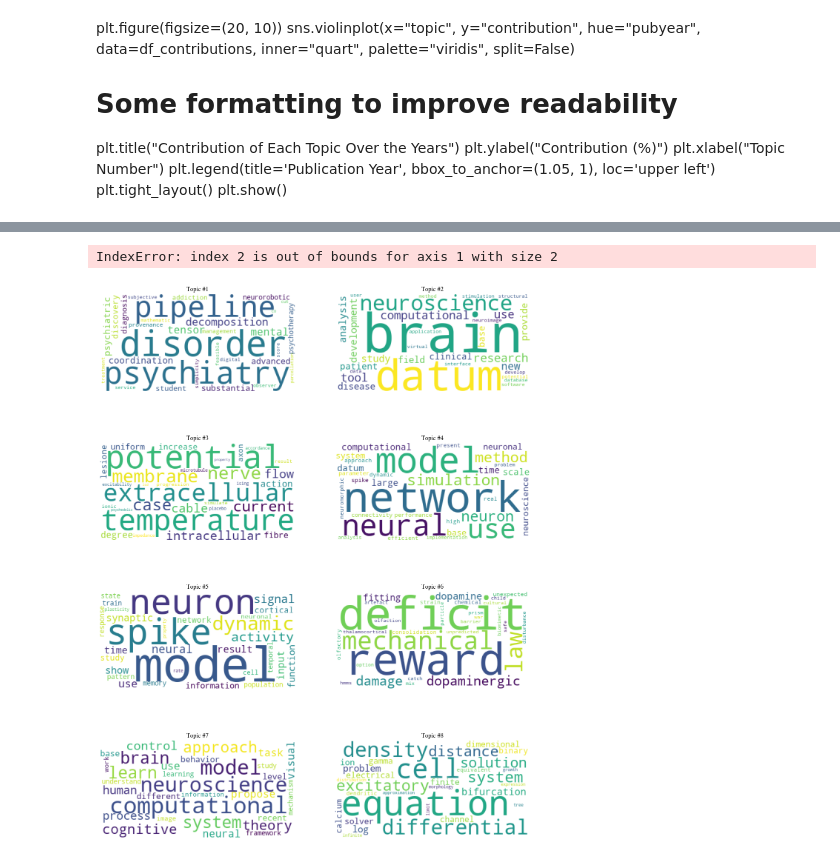
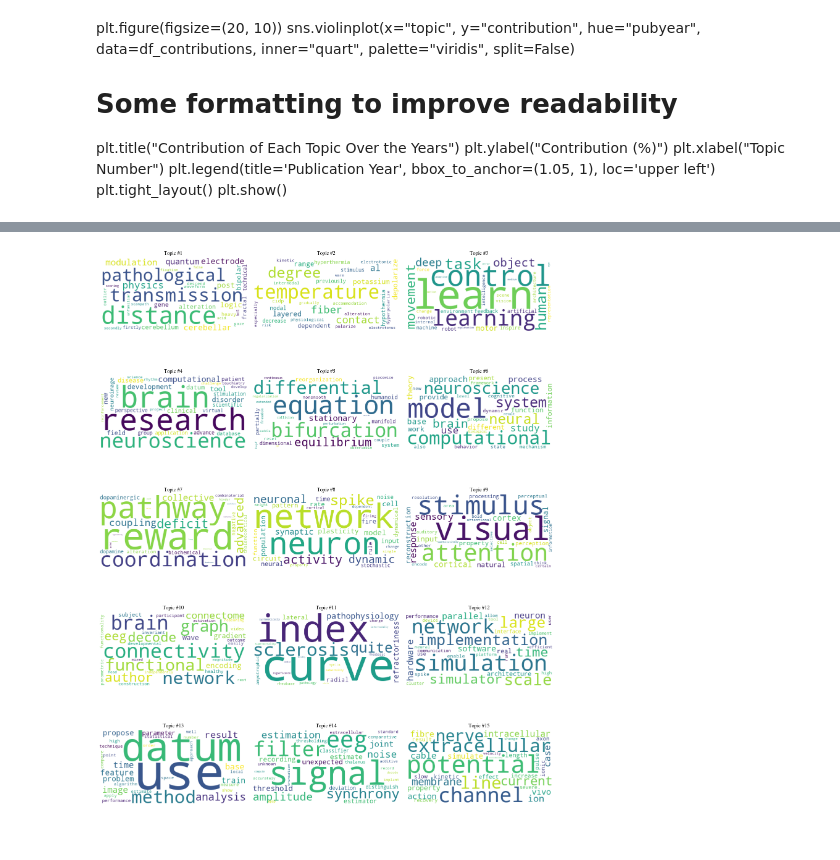
Before and after one commit to vivkow/MA_Neuro, a Jupyter notebook: LDA_topics.ipynb, the cells around one changed output, grey strips where cells are left out. Saved outputs shown, nothing was run; the diff lists cells and outputs as text; code cells hidden in the pictures.

```diff
--- a/LDA_topics.ipynb
+++ b/LDA_topics.ipynb
@@ -308,7 +313,7 @@ best_seed # 9 # 5
 **Model for num topics = 15 with seed = 9**
 # %%
 # Adjust limit after having found the best number of topics
-limit = 8+1 # best_num_topics + 1
+limit = best_num_topics + 1
 # %%
 model_list, coherence_values = compute_coherence_values_gensim_seed(id2word, corpus, lemmatized_words, limit=limit, start=2, step=1, seed=best_seed) # takes about 10 minutes
 # take care of the limit + 1 because range is exclusive!!!
@@ -630,7 +654,6 @@ for topic in range(model.num_topics):
 # %%
 n_rows = 8
 n_cols = 2
-total_plots = n_rows * n_cols
 
 fig, axes = plt.subplots(n_rows, n_cols, figsize=(20, 50), sharey=True)
 fig.tight_layout(pad=5.0)  # Add padding between subplots
@@ -650,12 +673,7 @@ for topic in range(model.num_topics):
     xticks = ax.get_xticks()
     ax.set_xticks(xticks[::n])  # show every nth tick
 
-for i in range(model.num_topics, total_plots): # Hide the remaining subplots
-    row = i // n_cols
-    col = i % n_cols
-    axes[row, col].axis('off')
-
-filename = "all_boxplots_8.png"
+filename = "all_boxplots.png"
 plt.savefig(filename, dpi=300)
 plt.show()
 #plt.close()
@@ -873,15 +910,2 @@ Topic & Title & Publication Year\\
 \hline\end{tabularx}
 \end{footnotesize}
-# %%
-main_papers_df['Dominant_Topic'] = -1  # Initialize with -1, which means no dominant topic yet
-
-# Iterate over each row in main_papers_df
-for idx, row in main_papers_df.iterrows():
-    # Retrieve the topic contributions for the current publication
-    topic_contributions = df_topic_contributions.loc[row.name]  # row.name gives the original index of the publication in the data DataFrame
-    # Identify the topic with the maximum contribution
-    dominant_topic = topic_contributions.idxmax()
-    # Store the dominant topic in the 'Dominant_Topic' column
-    main_papers_df.at[idx, 'Dominant_Topic'] = dominant_topic
-
-print(main_papers_df[['Topic', 'Dominant_Topic']])
@@ -932,5 +940,5 @@ plt.legend();
 # %%
-fig, axes = plt.subplots(nrows=8, ncols=2, figsize=(10, 20)) # adjust according to number of topics
+fig, axes = plt.subplots(nrows=5, ncols=3, figsize=(20, 10)) # adjust according to number of topics
 flat_axes = axes.flatten()
 
 for i in range(selected_num_topics): # slightly changed in comparison to NG with flattened axes
@@ -938,15 +946,6 @@ for i in range(selected_num_topics): # slightly changed in comparison to NG with
     flat_axes[i].set_title(groups[i])
 flat_axes[-1].legend() # fig.legend(loc='upper right') for legend in one place
 plt.tight_layout()
-
-for i in range(model.num_topics, total_plots): # Hide the remaining subplots
-    row = i // n_cols
-    col = i % n_cols
-    axes[row, col].axis('off')
-
-filename = "contribution_singles.png"
-plt.savefig(filename, dpi=300)
-
 plt.show()
 # %% [output]
 No artists with labels found to put in legend.  Note that artists whose label start with an underscore are ignored when legend() is called with no argument.
@@ -1122,29 +1010,28 @@ df_terms
 # %%
 from wordcloud import WordCloud
-num_topics = model_list[6].num_topics
+num_topics = model_list[13].num_topics
 
 
-fig, axes = plt.subplots(4, 2, figsize=(15, 20)) # 3x5 grid of subplots
+fig, axes = plt.subplots(5, 3, figsize=(15, 20)) # 3x5 grid of subplots
 
 for t in range(num_topics):
-    row = t // 2
-    col = t % 2
+    row = t // 3
+    col = t % 3
     ax = axes[row, col]
 
-    wc = WordCloud(background_color='white').fit_words(dict(model_list[6].show_topic(t, 30)))
+    wc = WordCloud(background_color='white').fit_words(dict(model_list[13].show_topic(t, 30)))
 
     ax.imshow(wc)
     ax.axis("off")
     ax.set_title("Topic #" + str(t+1))  # add 1 to the topic number
 
 # remove too many subplots if num_topics is less than 15
 for t in range(num_topics, 15):
     row = t // 3
     col = t % 3
     axes[row, col].axis("off")
 
 plt.tight_layout()
 plt.show()
 # %% [output]
-IndexError: index 2 is out of bounds for axis 1 with size 2
-[figure, old version]
+[figure, new version]
```
Also changed, not shown: parts of 51 cells of this notebook, 14 other files.
